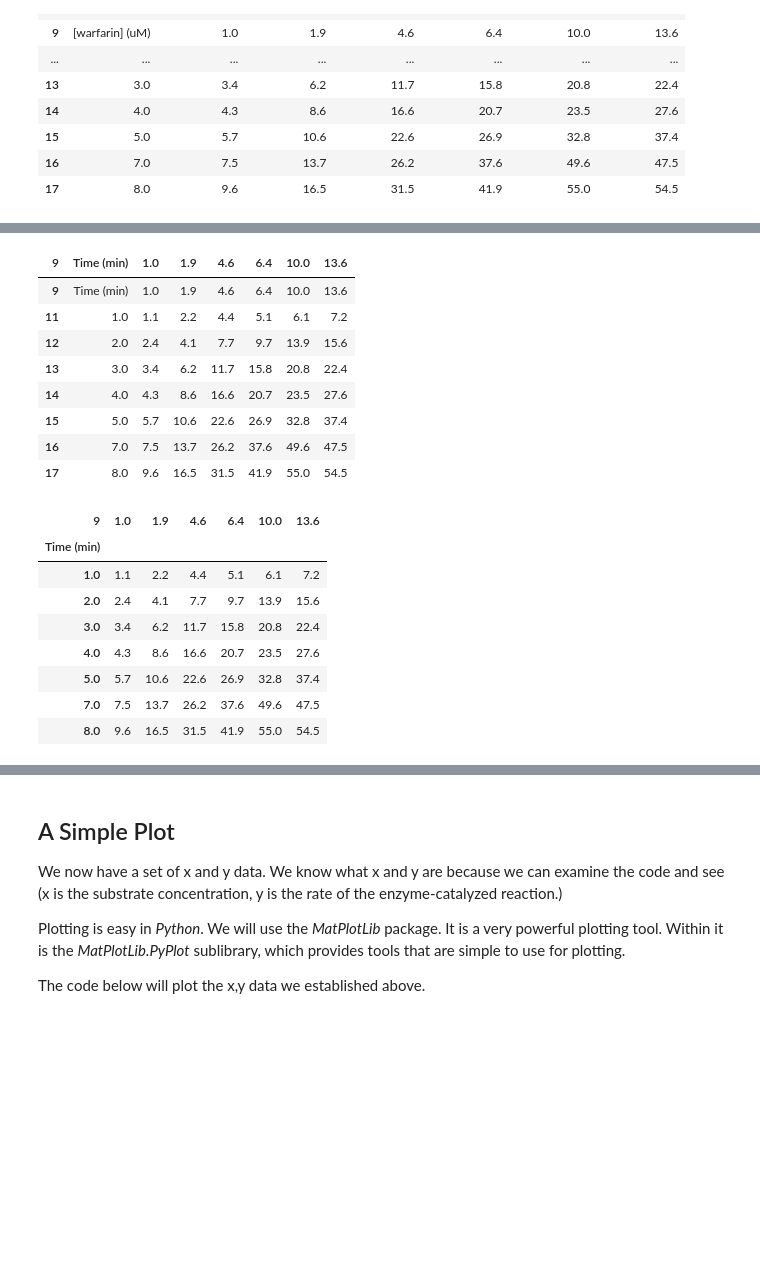
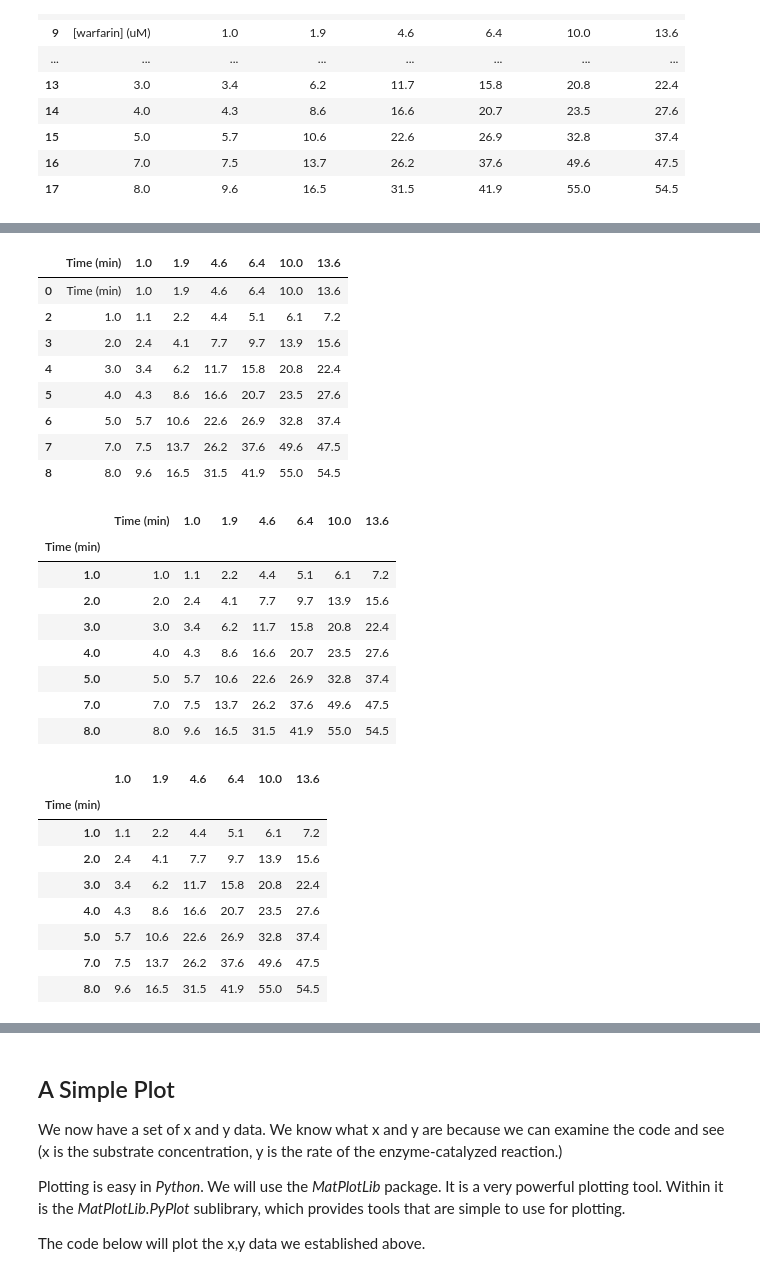
Before and after one commit to blinkletter/3530Biochem, a Jupyter notebook: T04/T4_InhibitionA.ipynb, the cells around one changed output, grey strips where cells are left out. Cells and saved outputs as stored; diff of their text form; code cells hidden in the pictures; blank space fills up the shorter version.

```diff
--- a/T04/T4_InhibitionA.ipynb
+++ b/T04/T4_InhibitionA.ipynb
@@ -86,7 +92,7 @@ name_substrate = "warfarin"
 ### Read data set. The fields are separated by commas; comments are ignored
 ################################################################################
 
-data = pd.read_csv(github_data_location + data_file,
+data = pd.read_csv(file_url,
                  delimiter = ",",
                  skipinitialspace = True,
                  header = None,
@@ -180,13 +197,21 @@ display(df_no_inh)
 ### Separate the two groups of data and set up the dataframe for convenient access
 ################################################################################
 
-df = data.copy()           ### copy the dataframe to a generic name so I can easily reuse the code below
+df = data.copy()                 ### copy the dataframe to a generic name so I can easily reuse the code below
+#display(df)                     ### While working I displayed the dataframe after every step.
+                                 ### You can uncomment the display(df) commands to keep an eye on changes
 
-df = df[9:].copy()         ### Copy rows 9 to the end into a new dataframe
-display(df)
-df[0][9] = "Time (min)"    ### Put the word 'Time" in the top corner - you'll see whey soon
-df.drop([10], inplace=True) ### drop the second row that is all text labels
-display(df)
+df = df[9:].copy()               ### Copy rows 9 to the end into a new dataframe
+#display(df)
+df.reset_index(inplace = True)   ### had to reset the index to give a first line with index '0'
+#display(df)
+df.drop(["index"], axis=1, inplace=True)      ### drop the former index column that was created by the reset
+#display(df)
+
+df[0][0] = "Time (min)"    ### Put the word 'Time" in the top corner - you'll see whey soon
+#display(df)
+df.drop([1], inplace=True) ### drop the second row that is all text labels
+#display(df)
 
 ################################################################################
 ### We now have a dataframe with the data in rows labeled as 2 through 8.
@@ -194,11 +219,16 @@ display(df)
 ################################################################################
 
 df.columns = df.iloc[0]         ### Set the contents of the first row to be the column headers
-display(df)
+#display(df)
 
-df.drop([9], inplace=True)      ### drop the first row that is now set as the column headers
+df.drop([0], inplace=True)      ### drop the first row that is now set as the column headers
+#display(df)
+
 df.index = df["Time (min)"]     ### Set the contents of the first column to be the index
+#display(df)
+
 df.drop(["Time (min)"], axis=1, inplace=True)      ### drop the first column that was used to set the index
+#display(df)
 
 df_inh = df.copy()    ### copy the resulting editted dataframe to a more useful name
 display(df_inh)
@@ -230,18 +260,27 @@ display(df_inh)
-| 9 | Time (min) | 1.0 | 1.9 | 4.6 | 6.4 | 10.0 | 13.6 |
-| 9 | Time (min) | 1.0 | 1.9 | 4.6 | 6.4 | 10.0 | 13.6 |
-| 11 | 1.0 | 1.1 | 2.2 | 4.4 | 5.1 | 6.1 | 7.2 |
-| 12 | 2.0 | 2.4 | 4.1 | 7.7 | 9.7 | 13.9 | 15.6 |
-| 13 | 3.0 | 3.4 | 6.2 | 11.7 | 15.8 | 20.8 | 22.4 |
-| 14 | 4.0 | 4.3 | 8.6 | 16.6 | 20.7 | 23.5 | 27.6 |
-| 15 | 5.0 | 5.7 | 10.6 | 22.6 | 26.9 | 32.8 | 37.4 |
-| 16 | 7.0 | 7.5 | 13.7 | 26.2 | 37.6 | 49.6 | 47.5 |
-| 17 | 8.0 | 9.6 | 16.5 | 31.5 | 41.9 | 55.0 | 54.5 |
+|  | Time (min) | 1.0 | 1.9 | 4.6 | 6.4 | 10.0 | 13.6 |
+| 0 | Time (min) | 1.0 | 1.9 | 4.6 | 6.4 | 10.0 | 13.6 |
+| 2 | 1.0 | 1.1 | 2.2 | 4.4 | 5.1 | 6.1 | 7.2 |
+| 3 | 2.0 | 2.4 | 4.1 | 7.7 | 9.7 | 13.9 | 15.6 |
+| 4 | 3.0 | 3.4 | 6.2 | 11.7 | 15.8 | 20.8 | 22.4 |
+| 5 | 4.0 | 4.3 | 8.6 | 16.6 | 20.7 | 23.5 | 27.6 |
+| 6 | 5.0 | 5.7 | 10.6 | 22.6 | 26.9 | 32.8 | 37.4 |
+| 7 | 7.0 | 7.5 | 13.7 | 26.2 | 37.6 | 49.6 | 47.5 |
+| 8 | 8.0 | 9.6 | 16.5 | 31.5 | 41.9 | 55.0 | 54.5 |
-| 9 | 1.0 | 1.9 | 4.6 | 6.4 | 10.0 | 13.6 |
-| Time (min) |  |  |  |  |  |  |
-| 1.0 | 1.1 | 2.2 | 4.4 | 5.1 | 6.1 | 7.2 |
-| 2.0 | 2.4 | 4.1 | 7.7 | 9.7 | 13.9 | 15.6 |
-| 3.0 | 3.4 | 6.2 | 11.7 | 15.8 | 20.8 | 22.4 |
-| 4.0 | 4.3 | 8.6 | 16.6 | 20.7 | 23.5 | 27.6 |
-| 5.0 | 5.7 | 10.6 | 22.6 | 26.9 | 32.8 | 37.4 |
-| 7.0 | 7.5 | 13.7 | 26.2 | 37.6 | 49.6 | 47.5 |
-| 8.0 | 9.6 | 16.5 | 31.5 | 41.9 | 55.0 | 54.5 |
+|  | Time (min) | 1.0 | 1.9 | 4.6 | 6.4 | 10.0 | 13.6 |
+| Time (min) |  |  |  |  |  |  |  |
+| 1.0 | 1.0 | 1.1 | 2.2 | 4.4 | 5.1 | 6.1 | 7.2 |
+| 2.0 | 2.0 | 2.4 | 4.1 | 7.7 | 9.7 | 13.9 | 15.6 |
+| 3.0 | 3.0 | 3.4 | 6.2 | 11.7 | 15.8 | 20.8 | 22.4 |
+| 4.0 | 4.0 | 4.3 | 8.6 | 16.6 | 20.7 | 23.5 | 27.6 |
+| 5.0 | 5.0 | 5.7 | 10.6 | 22.6 | 26.9 | 32.8 | 37.4 |
+| 7.0 | 7.0 | 7.5 | 13.7 | 26.2 | 37.6 | 49.6 | 47.5 |
+| 8.0 | 8.0 | 9.6 | 16.5 | 31.5 | 41.9 | 55.0 | 54.5 |
+|  | 1.0 | 1.9 | 4.6 | 6.4 | 10.0 | 13.6 |
+| Time (min) |  |  |  |  |  |  |
+| 1.0 | 1.1 | 2.2 | 4.4 | 5.1 | 6.1 | 7.2 |
+| 2.0 | 2.4 | 4.1 | 7.7 | 9.7 | 13.9 | 15.6 |
+| 3.0 | 3.4 | 6.2 | 11.7 | 15.8 | 20.8 | 22.4 |
+| 4.0 | 4.3 | 8.6 | 16.6 | 20.7 | 23.5 | 27.6 |
+| 5.0 | 5.7 | 10.6 | 22.6 | 26.9 | 32.8 | 37.4 |
+| 7.0 | 7.5 | 13.7 | 26.2 | 37.6 | 49.6 | 47.5 |
+| 8.0 | 9.6 | 16.5 | 31.5 | 41.9 | 55.0 | 54.5 |
```
Also changed, not shown: parts of 5 cells of this notebook, 1 other file.
